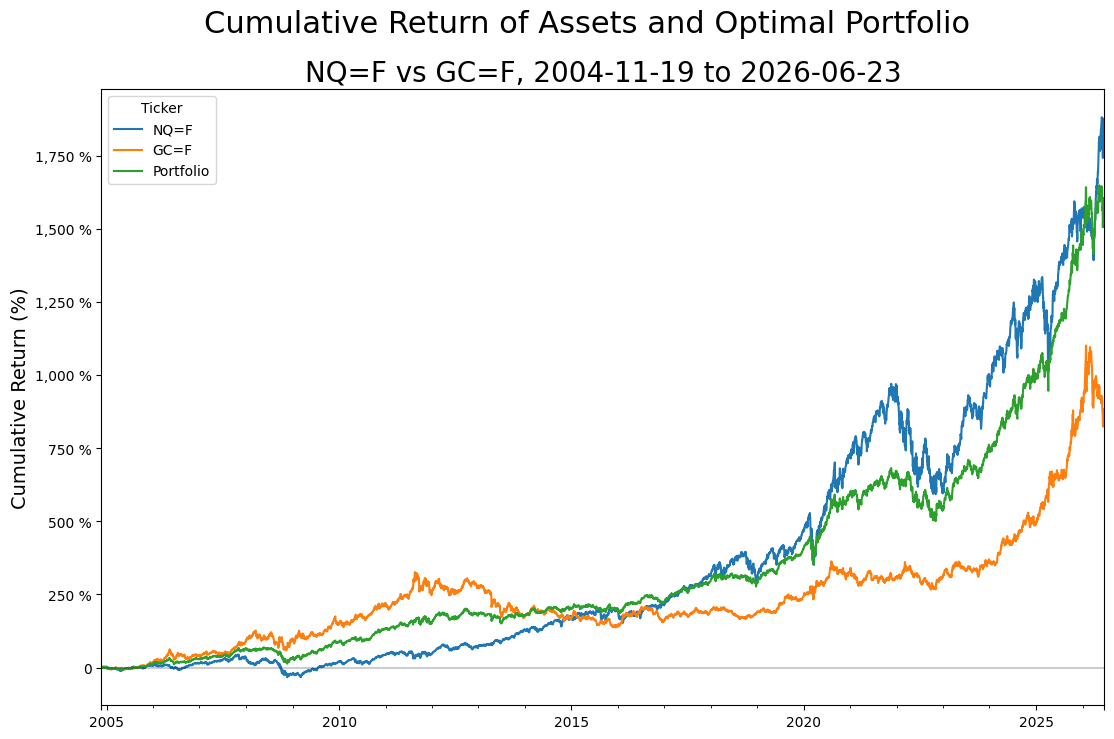
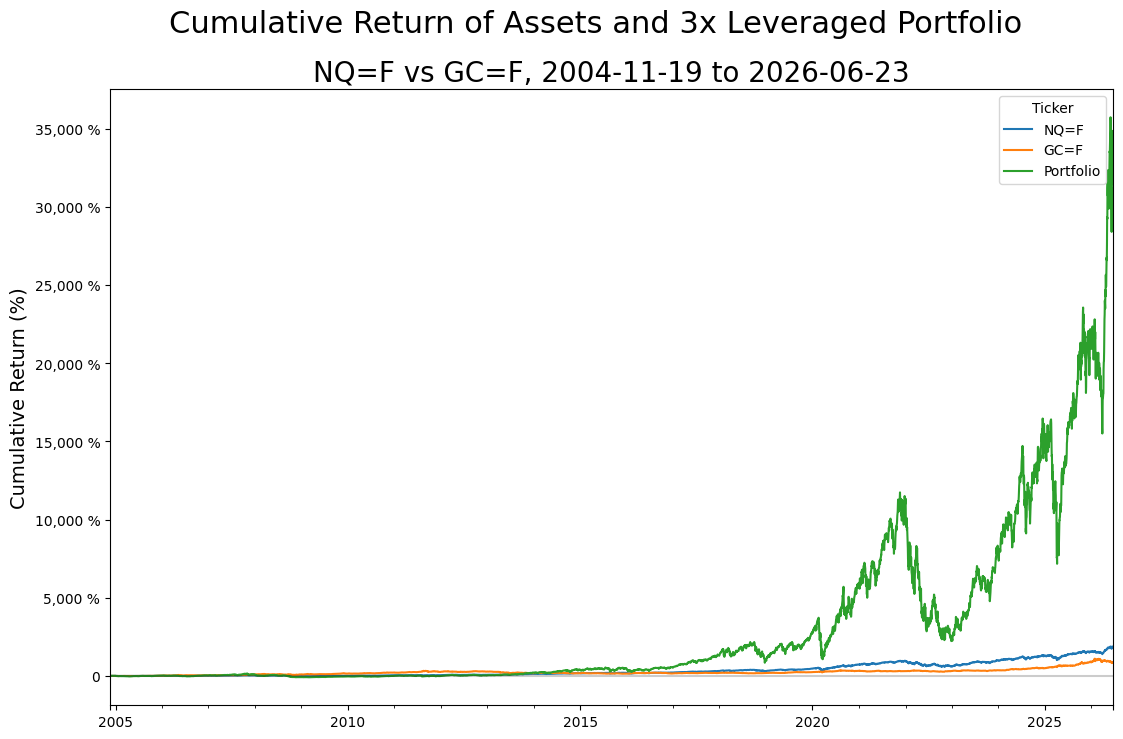
Unified diff of the notebook cell whose output changed from the first chart to the second:
--- before
+++ after
@@ -6,9 +6,9 @@
 data.drop(('Return','Portfolio'),axis=1,inplace=True)
 data[('Return','Portfolio')]=data.apply(lambda x:np.sum(x[('Weight',)]*x[('Return',)]),axis=1)
-data[('Cumulative','Portfolio')]=(data[('Return','Portfolio')]/hundred+one).cumprod()*hundred-hundred
+data[('Cumulative','Portfolio')]=(data[('Return','Portfolio')]*leverage/hundred+one).cumprod()*hundred-hundred
 
 figure,plot=pl.subplots(figsize=(8*GoldenRatio,8))
 data['Cumulative'].plot(ax=plot)
-figure.suptitle(title:='Cumulative Return of Assets and Optimal Portfolio',fontsize=22)
+figure.suptitle(title:='Cumulative Return of Assets and %.0fx Leveraged Portfolio' % leverage,fontsize=22)
 plot.set_title(subtitle:="%s, %s to %s" % (" vs ".join(tickers),data.index[0],data.index[-1]),fontsize=20)
 plot.set_xlabel(None)

Commit: Created using Colab